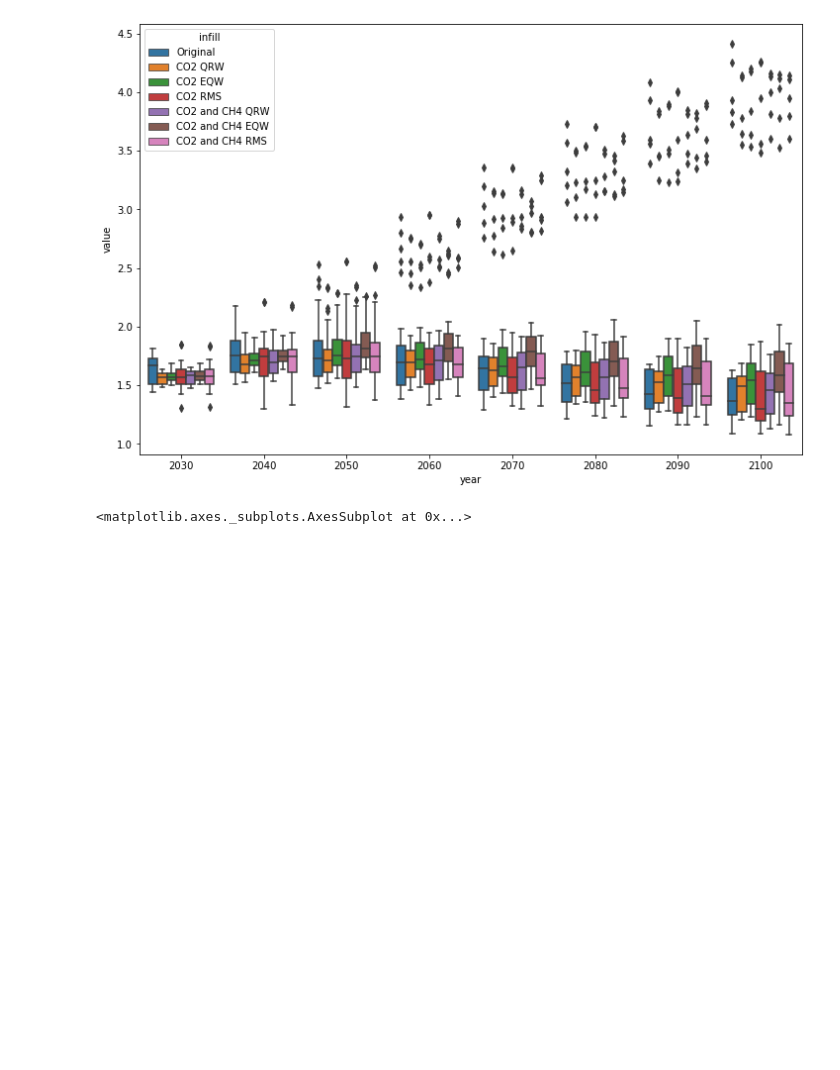
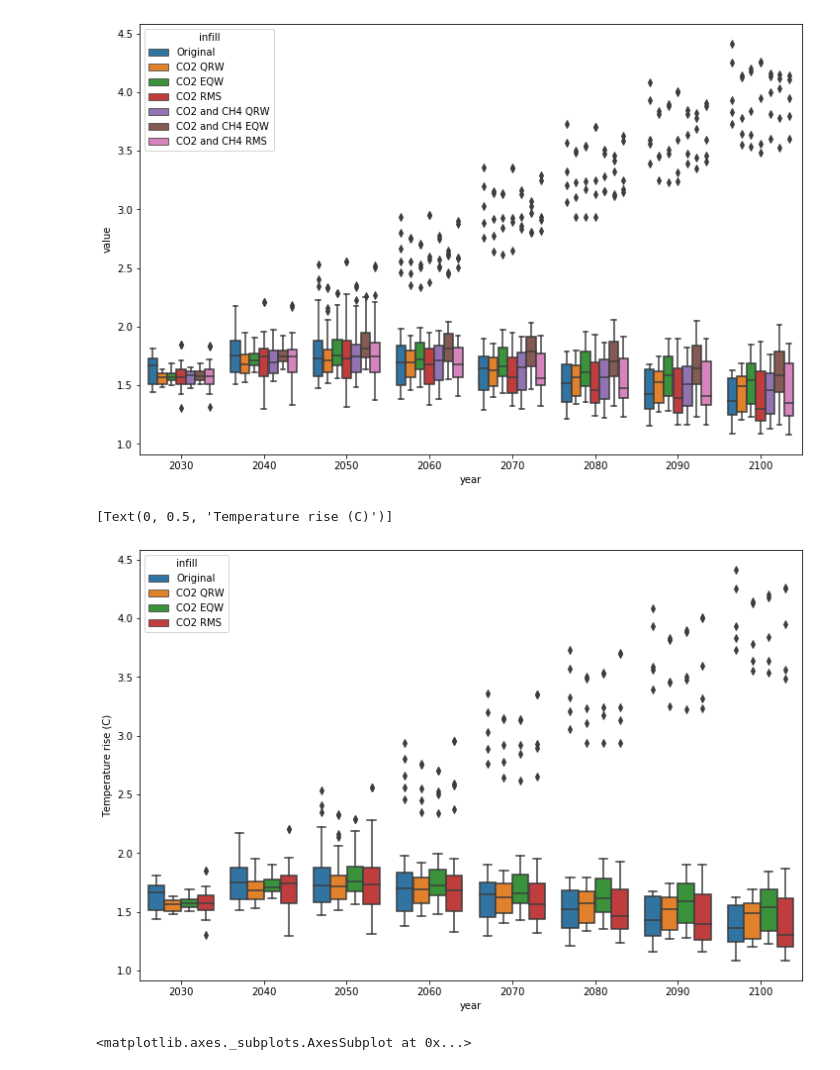
Before and after one commit to GranthamImperial/silicone_examples, a Jupyter notebook: notebooks/compare_temps.ipynb, the cells around one changed output. Cells and saved outputs as stored; diff of their text form; code cells hidden in the pictures; blank space fills up the shorter version.

Commit message:
Updated some notebooks to work on the newer data and added a script to analyse temporal projectors

```diff
--- a/notebooks/compare_temps.ipynb
+++ b/notebooks/compare_temps.ipynb
@@ -110,6 +110,15 @@ sns.boxplot(data=all_temp_infills, x="year", y="value", hue="infill")
 # %% [output]
 <matplotlib.axes._subplots.AxesSubplot at 0x...>
 [figure]
+# %%
+fig = plt.gcf()
+fig.set_size_inches(12, 8)
+sns.boxplot(
+    data=all_temp_infills[[st[4:7] != "and" for st in all_temp_infills.infill]], x="year", y="value", hue="infill"
+).set(ylabel="Temperature rise (C)")
+# %% [output]
+[Text(0, 0.5, 'Temperature rise (C)')]
+[figure, added]
 # %%
 fig = plt.gcf()
 fig.set_size_inches(12, 8)
```
Also changed, not shown: 2 other files.
